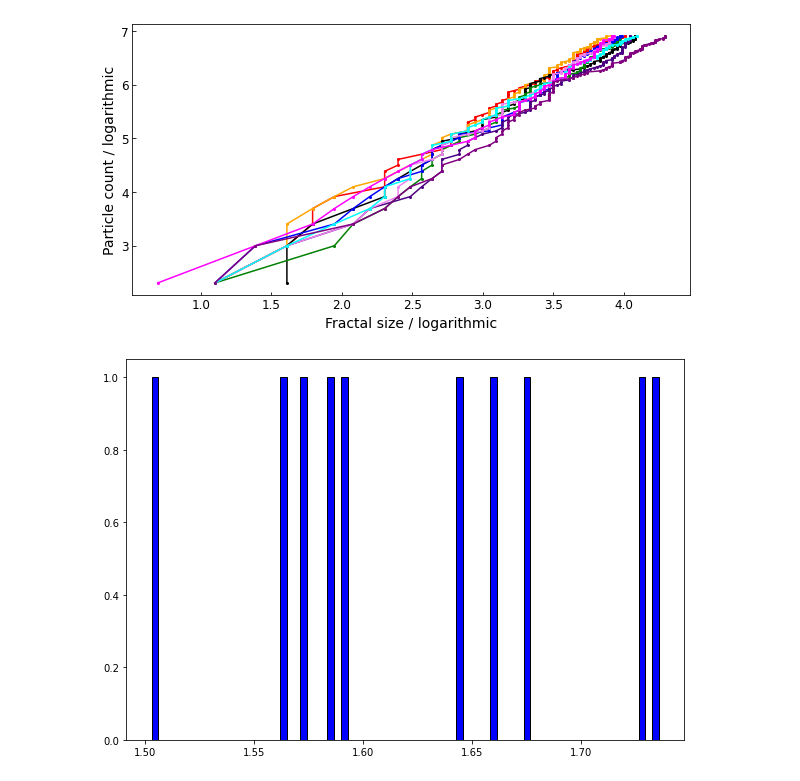
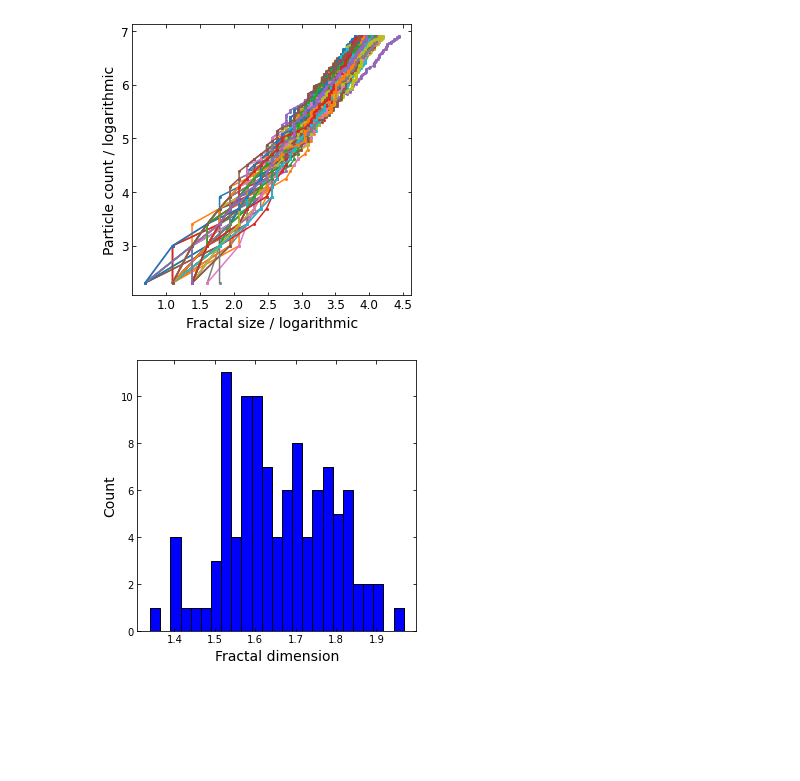
Before and after one commit to thomasbourke1/diffusion-limited-aggregation, a Jupyter notebook: python-plotting/task1.ipynb, the cells around one changed output. Cells and saved outputs as stored; diff of their text form; code cells hidden in the pictures; blank space fills up the shorter version.

Commit message:
plotted 100 fractals histogram

```diff
--- a/python-plotting/task1.ipynb
+++ b/python-plotting/task1.ipynb
@@ -5,7 +5,7 @@ import pandas as pd
 from scipy.optimize import curve_fit
 import csv
 # %%
-fractal_data = pd.DataFrame(pd.read_csv("data/task1.csv", dtype=np.float64))
+fractal_data = pd.DataFrame(pd.read_csv("data/100-fractals.csv", dtype=np.float64))
 
 
 endNum = 100
@@ -28,7 +28,7 @@ def best_fit(x, slope , intercept):
 # %%
 #plotting
 
-fig, ax = plt.subplots(figsize=(10,5))
+fig, ax = plt.subplots(figsize=(5,5))
 
 #colours for figure
 colors = ["red", "orange", "black", "green", "blue", "indigo", "violet", "cyan", "magenta", "purple"]
@@ -41,43 +41,47 @@ for i in range(0, len(runs)):
                #len(runs)):
     temp = pd.DataFrame(runs[i])
 
     #creating log of data
     temp['ln_numParticles'] = np.log(temp['numParticles'])
     temp['ln_clusterSize'] = np.log(temp['clusterRadius'])
 
     #calculating fractal dimension
     popt, pcov = curve_fit(best_fit, temp['ln_clusterSize'], temp['ln_numParticles'])
     m = popt[0]
     fractal_dim.append(m)
 
     #graph formatting
     ax.set_xlabel("Fractal size / logarithmic", fontsize=14)
     ax.set_ylabel("Particle count / logarithmic", fontsize=14)
     plt.xticks(fontsize=12)
     plt.yticks(fontsize=12)
-    plt.tick_params(axis='both', direction='in')
+    plt.tick_params(axis='both', which='both', direction='in', top=True, right=True)
 
     #plots graph
-    ax.plot(temp['ln_clusterSize'], temp['ln_numParticles'],  ls='-', marker='o', color=colors[i], markersize='2')
+    ax.plot(temp['ln_clusterSize'], temp['ln_numParticles'],  ls='-', marker='o', markersize='2')
+            #color=colors[i], markersize='2')
 
 #saving fractal dimension to csv file
 fractal_dim_data = 'data/fractal_dim.csv'
 with open(fractal_dim_data, mode='w', newline='') as file:
     writer = csv.writer(file)
     writer.writerow(["fractal_dim"])
     writer.writerows(map(lambda x: [x], fractal_dim))
 
 fig.show()
 fig.savefig('figures/figure1.png')
 # %% [output]
-[figure, old version]
+[figure, new version]
 # %%
 #plot logarithm of fractal dimensions
 
-plt.figure(figsize=(10,7))
+plt.figure(figsize=(5,5))
 
-plt.hist(fractal_dim, bins=75, color='blue', edgecolor='black')
+plt.hist(fractal_dim, bins=25, color='blue', edgecolor='black')
+plt.xlabel("Fractal dimension", fontsize=14)
+plt.ylabel("Count", fontsize=14)
+plt.tick_params(axis='both', which='both', direction='in', top=True, right=True)
 
 plt.show()
 # %% [output]
-[figure, old version]
+[figure, new version]
```
Also changed, not shown: 3 other files.
